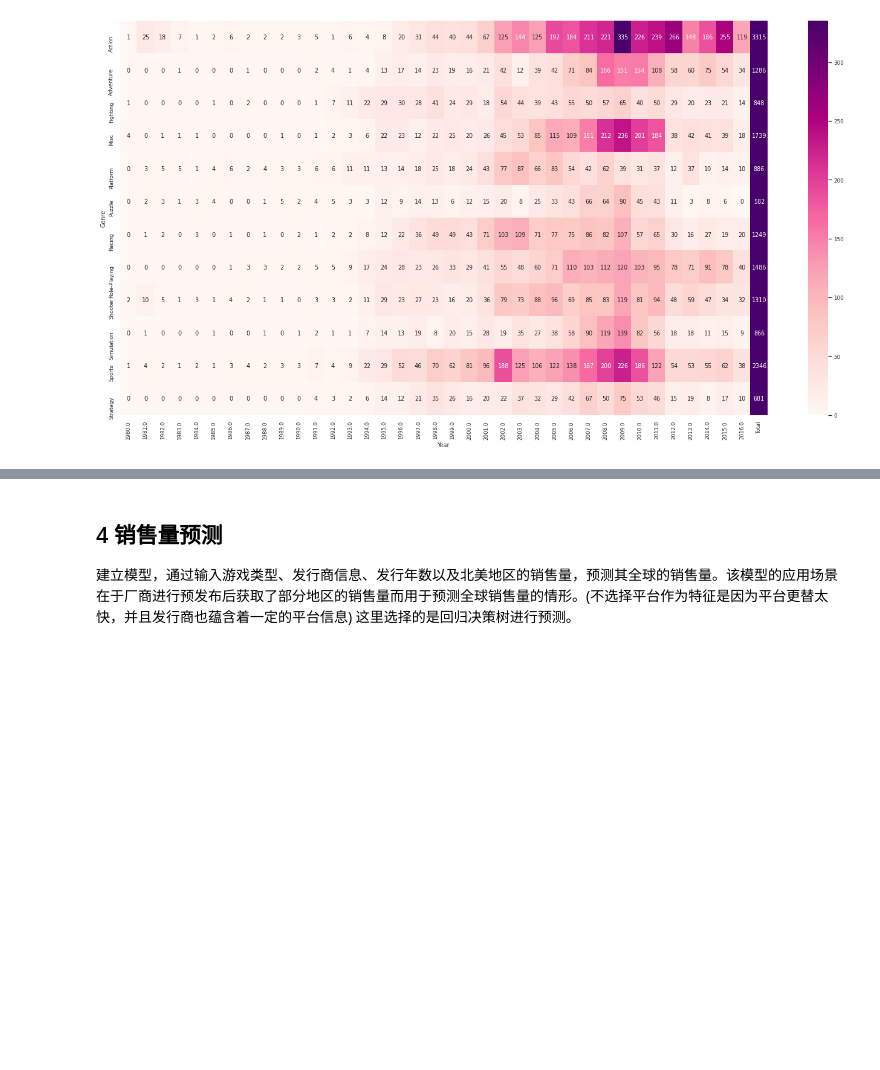
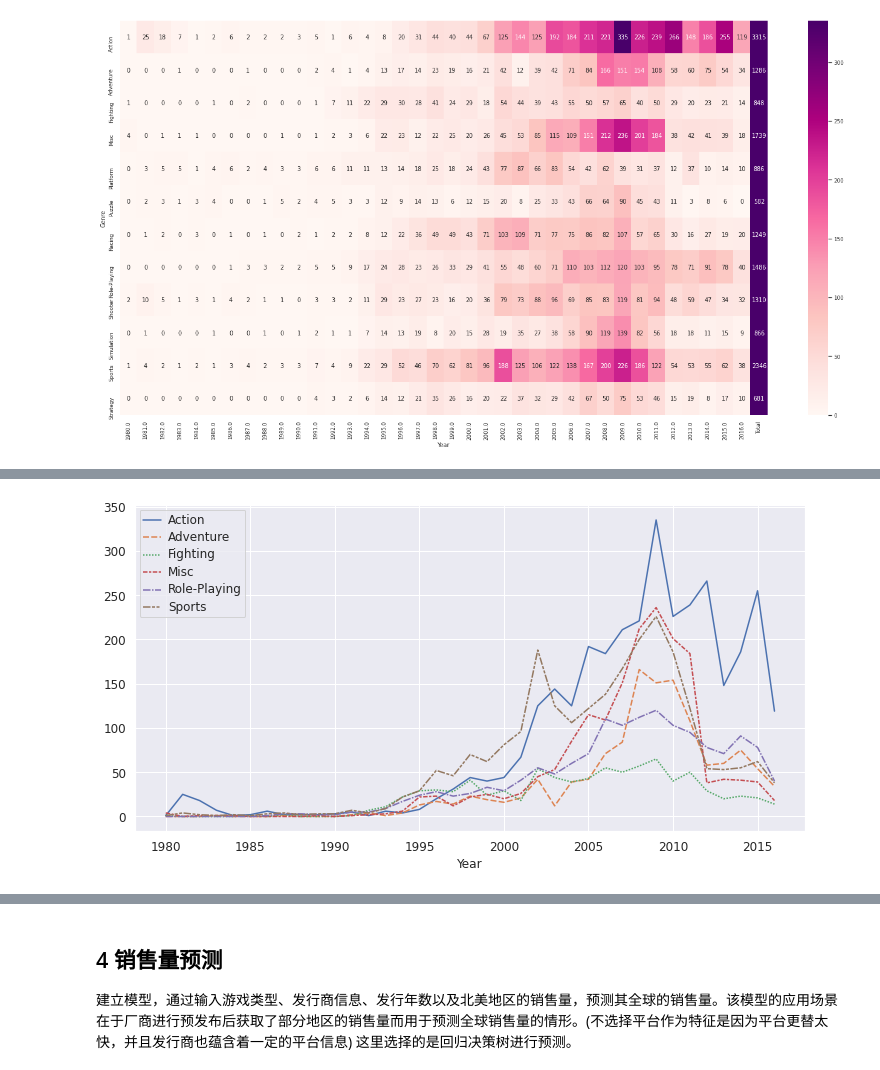
Before and after one commit to PluckySaltyfish/DataMiningClass, a Jupyter notebook: Assignment9/vgs.ipynb, the cells around one changed output, grey strips where cells are left out. Saved outputs shown, nothing was run; the diff lists cells and outputs as text; code cells hidden in the pictures; blank space fills up the shorter version.

```diff
--- a/Assignment9/vgs.ipynb
+++ b/Assignment9/vgs.ipynb
@@ -242,0 +244,4 @@ plt.show()
+# %%
+pyt = pd.DataFrame(py.values.T, index=py.columns, columns=py.index)
+pyt = pyt.drop(["Platform","Puzzle","Racing","Shooter","Simulation","Strategy","Total"],axis = 1)
+pyt.head()
@@ -242,0 +256,10 @@ plt.show()
+# %%
+plt.figure(figsize=(12, 6))
+g = sns.lineplot(data=pyt)
+g.set_xlabel('Year', fontsize=12)
+plt.setp(g.get_legend().get_texts(), fontsize='12')
+plt.yticks(fontsize=12)
+plt.xticks(fontsize=12)
+plt.show()
+# %% [output]
+[figure, added]
```
Also changed, not shown: parts of 10 cells of this notebook.
